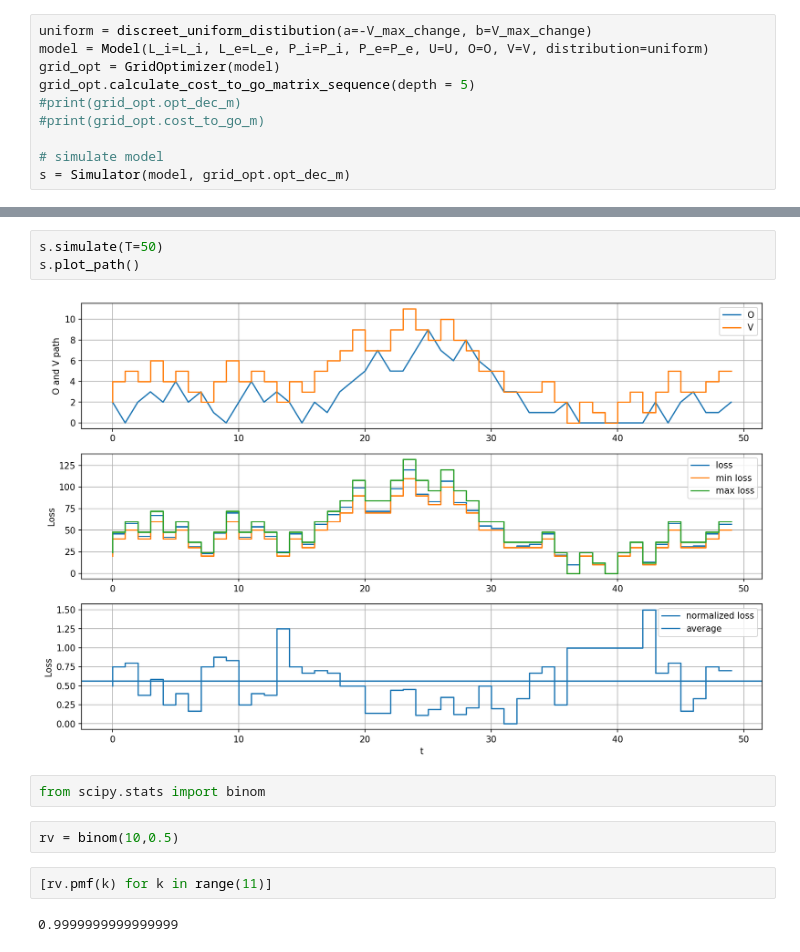
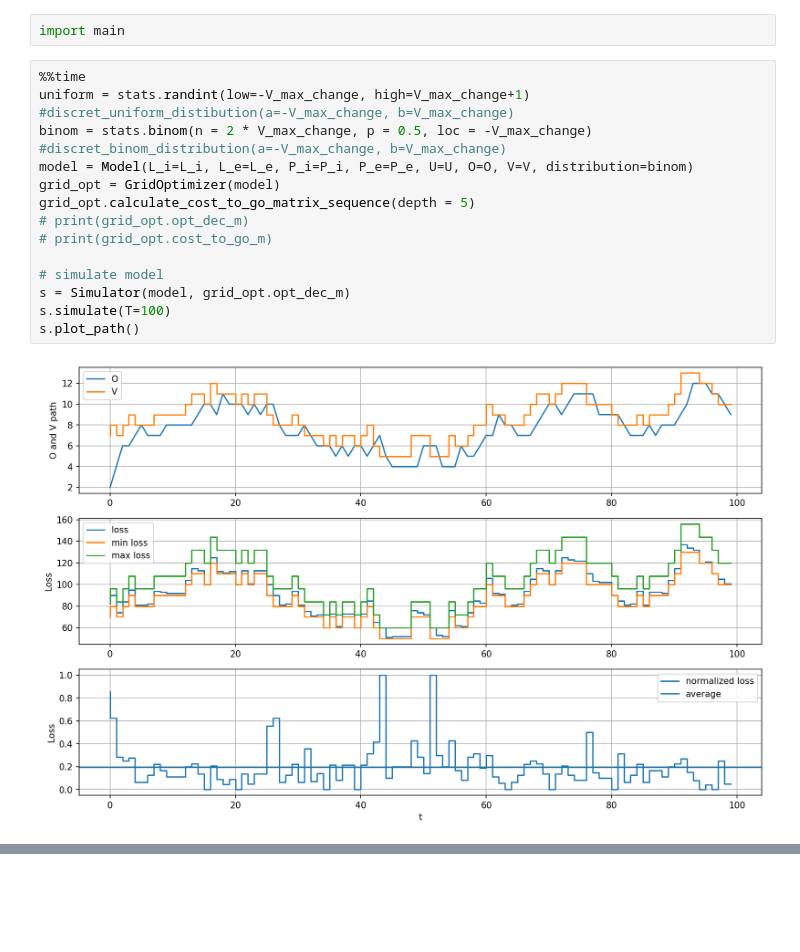
Before and after one commit to simonsuetterlin/SmartGrid, a Jupyter notebook: simulation.ipynb, the cells around one changed output, grey strips where cells are left out. Drawn from its saved outputs; the diff is of its cells as text; blank space fills up the shorter version.

Commit message:
better way of implementing the distributions

```diff
--- a/simulation.ipynb
+++ b/simulation.ipynb
@@ -5,10 +1,20 @@ from main import *
+# %%
+import main
 # %%
-uniform = discreet_uniform_distibution(a=-V_max_change, b=V_max_change)
-model = Model(L_i=L_i, L_e=L_e, P_i=P_i, P_e=P_e, U=U, O=O, V=V, distribution=uniform)
+%%time
+uniform = stats.randint(low=-V_max_change, high=V_max_change+1)
+#discret_uniform_distibution(a=-V_max_change, b=V_max_change)
+binom = stats.binom(n = 2 * V_max_change, p = 0.5, loc = -V_max_change)
+#discret_binom_distribution(a=-V_max_change, b=V_max_change)
+model = Model(L_i=L_i, L_e=L_e, P_i=P_i, P_e=P_e, U=U, O=O, V=V, distribution=binom)
 grid_opt = GridOptimizer(model)
 grid_opt.calculate_cost_to_go_matrix_sequence(depth = 5)
-#print(grid_opt.opt_dec_m)
-#print(grid_opt.cost_to_go_m)
+# print(grid_opt.opt_dec_m)
+# print(grid_opt.cost_to_go_m)
 
 # simulate model
 s = Simulator(model, grid_opt.opt_dec_m)
+s.simulate(T=100)
+s.plot_path()
+# %% [output]
+[figure, added]
@@ -15,13 +22,0 @@ s = Simulator(model, grid_opt.opt_dec_m)
-# %%
-s.simulate(T=50)
-s.plot_path()
-# %% [output]
-[figure, removed]
-# %%
-from scipy.stats import binom
-# %%
-rv = binom(10,0.5)
-# %%
-[rv.pmf(k) for k in range(11)]
-# %% [output]
-0.9999999999999999
```
Also changed, not shown: parts of 3 cells of this notebook, 2 other files.
